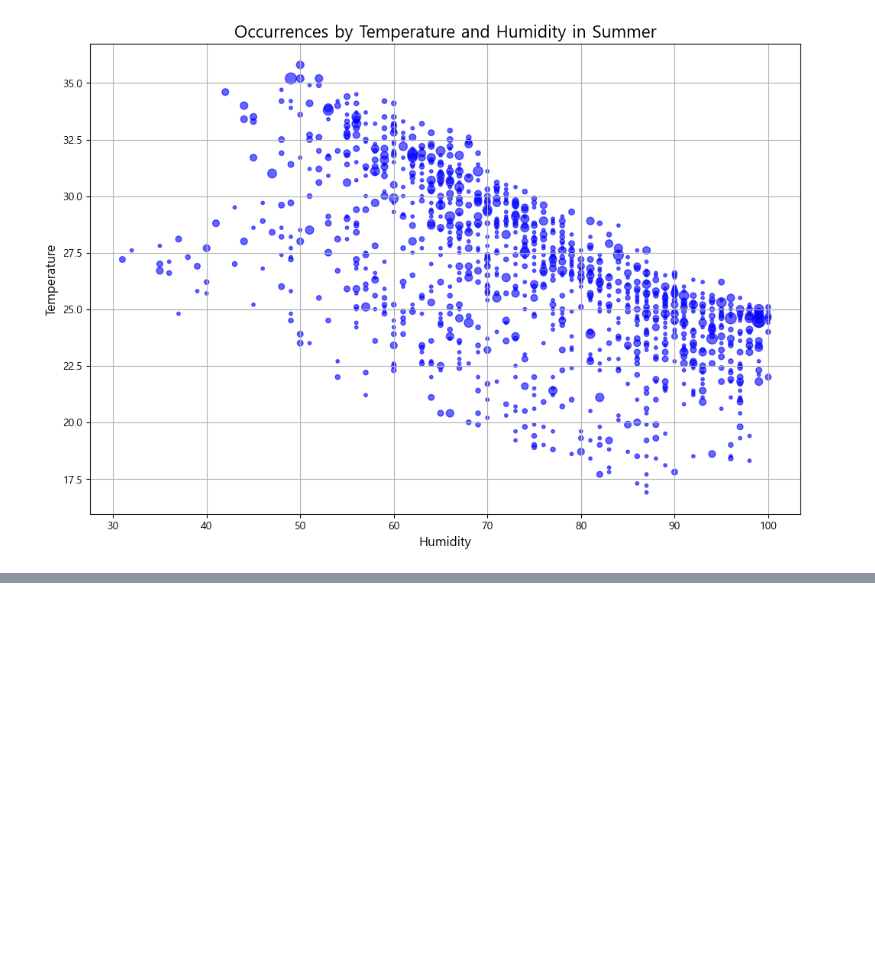
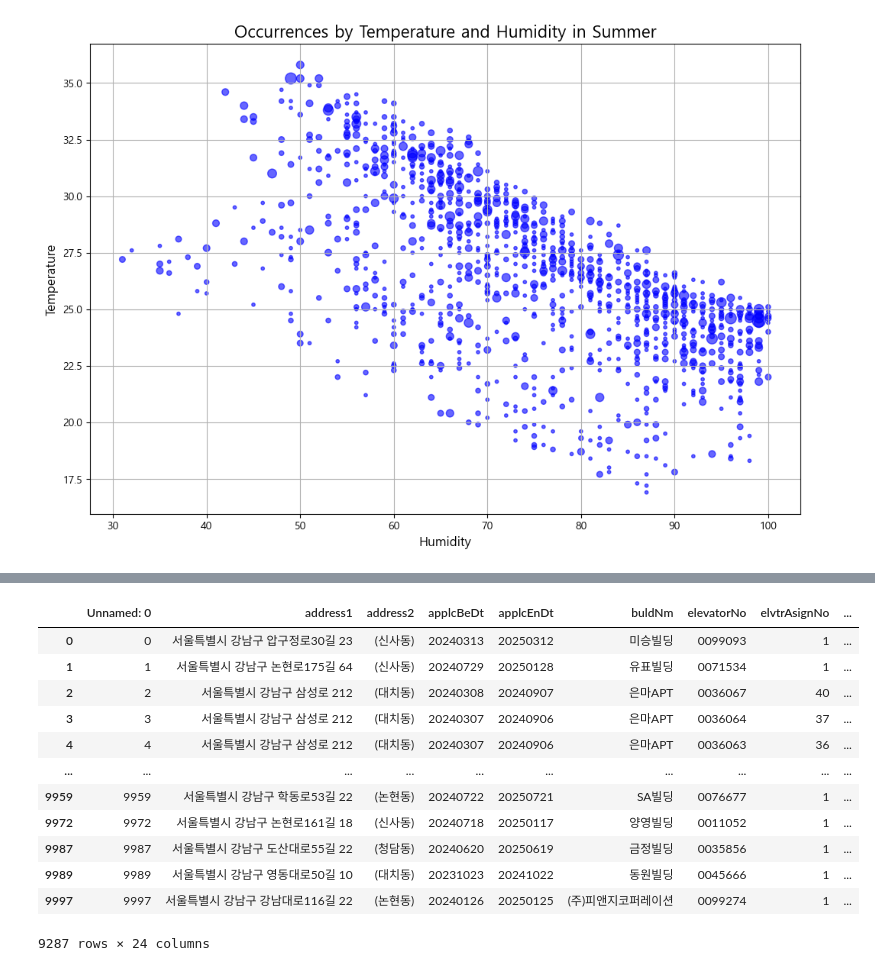
Before and after one commit to asdqew-a11/final, a Jupyter notebook: 재호/소방안전/HJH.ipynb, the cells around one changed output, grey strips where cells are left out. Drawn from its saved outputs; the diff is of its cells as text; code cells hidden in the pictures; blank space fills up the shorter version.

```diff
--- a/재호/소방안전/HJH.ipynb
+++ b/재호/소방안전/HJH.ipynb
@@ -101,3 +123,5 @@ plt.grid(True)
 plt.show()
 # %% [output]
 [figure]
+# %%
+elevator = pd.read_csv('elevator_df.csv', low_memory=False)
@@ -103,0 +178,4 @@ plt.show()
+# %%
+# 검사유효기간을 알 수 없는 행 데이터 제거
+elevator_clean = elevator.dropna()
+elevator_clean.to_csv('elevator_clean.csv', encoding='utf-8-sig')
@@ -103,0 +202,16 @@ plt.show()
+# %%
+elevator_clean
+# %% [output]
+|  | Unnamed: 0 | address1 | address2 | applcBeDt | applcEnDt | buldNm | elevatorNo | elvtrAsignNo | ... |
+| 0 | 0 | 서울특별시 강남구 압구정로30길 23 | (신사동) | 20240313 | 20250312 | 미승빌딩 | 0099093 | 1 | ... |
+| 1 | 1 | 서울특별시 강남구 논현로175길 64 | (신사동) | 20240729 | 20250128 | 유표빌딩 | 0071534 | 1 | ... |
+| 2 | 2 | 서울특별시 강남구 삼성로 212 | (대치동) | 20240308 | 20240907 | 은마APT | 0036067 | 40 | ... |
+| 3 | 3 | 서울특별시 강남구 삼성로 212 | (대치동) | 20240307 | 20240906 | 은마APT | 0036064 | 37 | ... |
+| 4 | 4 | 서울특별시 강남구 삼성로 212 | (대치동) | 20240307 | 20240906 | 은마APT | 0036063 | 36 | ... |
+| ... | ... | ... | ... | ... | ... | ... | ... | ... | ... |
+| 9959 | 9959 | 서울특별시 강남구 학동로53길 22 | (논현동) | 20240722 | 20250721 | SA빌딩 | 0076677 | 1 | ... |
+| 9972 | 9972 | 서울특별시 강남구 논현로161길 18 | (신사동) | 20240718 | 20250117 | 양영빌딩 | 0011052 | 1 | ... |
+| 9987 | 9987 | 서울특별시 강남구 도산대로55길 22 | (청담동) | 20240620 | 20250619 | 금정빌딩 | 0035856 | 1 | ... |
+| 9989 | 9989 | 서울특별시 강남구 영동대로50길 10 | (대치동) | 20231023 | 20241022 | 동원빌딩 | 0045666 | 1 | ... |
+| 9997 | 9997 | 서울특별시 강남구 강남대로116길 22 | (논현동) | 20240126 | 20250125 | (주)피앤지코퍼레이션 | 0099274 | 1 | ... |
+9287 rows × 24 columns
```
Also changed, not shown: parts of 28 cells of this notebook, 4 other files.
